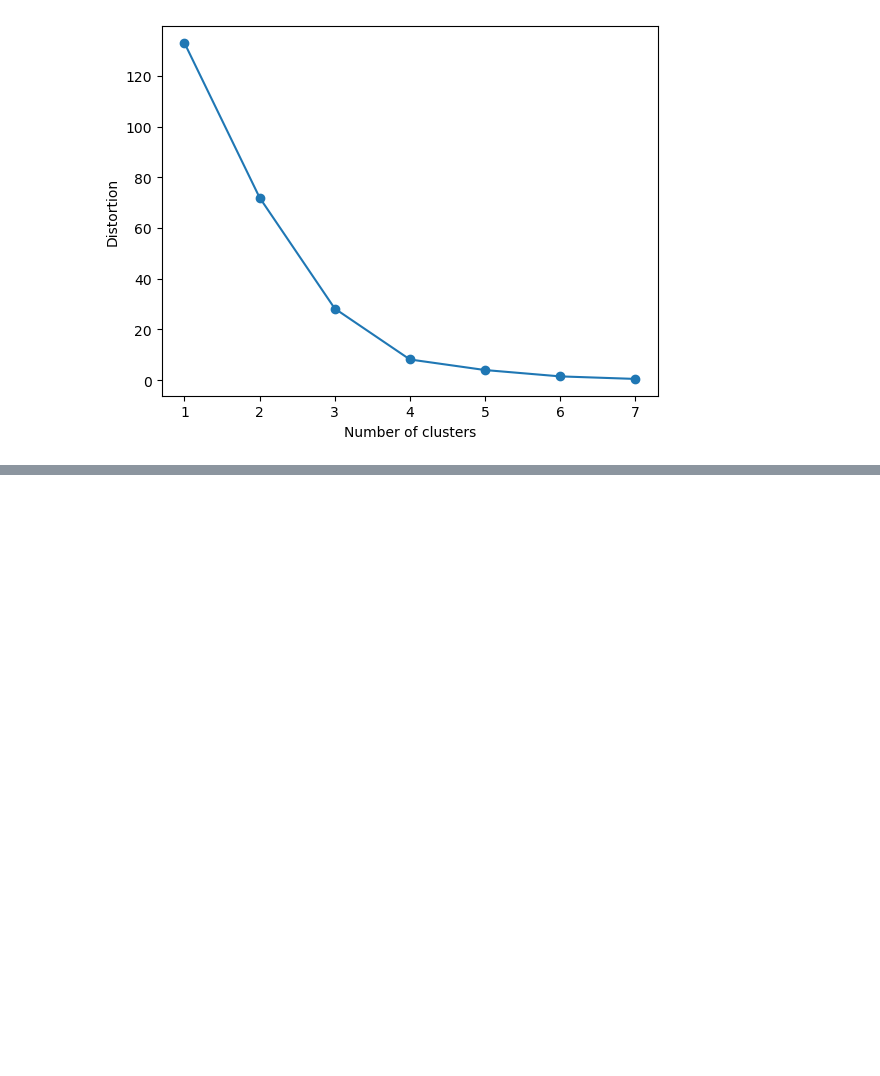
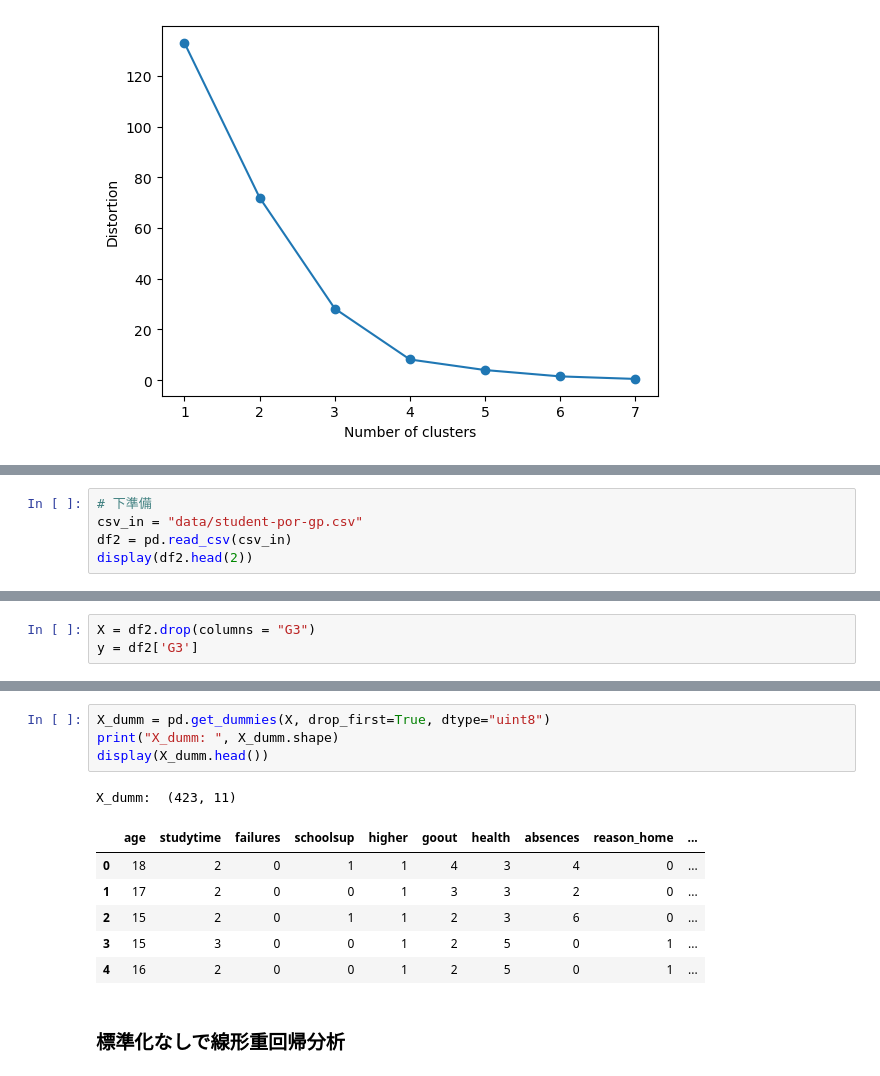
Before and after one commit to enbipaipu/cs3-2024, a Jupyter notebook: mid-test/matome.ipynb, the cells around one changed output, grey strips where cells are left out. Saved outputs shown, nothing was run; the diff lists cells and outputs as text; blank space fills up the shorter version.

```diff
--- a/mid-test/matome.ipynb
+++ b/mid-test/matome.ipynb
@@ -862,0 +1020,5 @@ plt.show()
+# %%
+# 下準備
+csv_in = "data/student-por-gp.csv"
+df2 = pd.read_csv(csv_in)
+display(df2.head(2))
@@ -862,0 +1029,3 @@ plt.show()
+# %%
+X = df2.drop(columns = "G3")
+y = df2['G3']
@@ -862,0 +1052,14 @@ plt.show()
+# %%
+X_dumm = pd.get_dummies(X, drop_first=True, dtype="uint8")
+print("X_dumm: ", X_dumm.shape)
+display(X_dumm.head())
+# %% [output]
+X_dumm:  (423, 11)
+|  | age | studytime | failures | schoolsup | higher | goout | health | absences | reason_home | ... |
+| 0 | 18 | 2 | 0 | 1 | 1 | 4 | 3 | 4 | 0 | ... |
+| 1 | 17 | 2 | 0 | 0 | 1 | 3 | 3 | 2 | 0 | ... |
+| 2 | 15 | 2 | 0 | 1 | 1 | 2 | 3 | 6 | 0 | ... |
+| 3 | 15 | 3 | 0 | 0 | 1 | 2 | 5 | 0 | 1 | ... |
+| 4 | 16 | 2 | 0 | 0 | 1 | 2 | 5 | 0 | 1 | ... |
+# %% [markdown]
+### 標準化なしで線形重回帰分析
```
Also changed, not shown: parts of 50 cells of this notebook, 43 other files.
